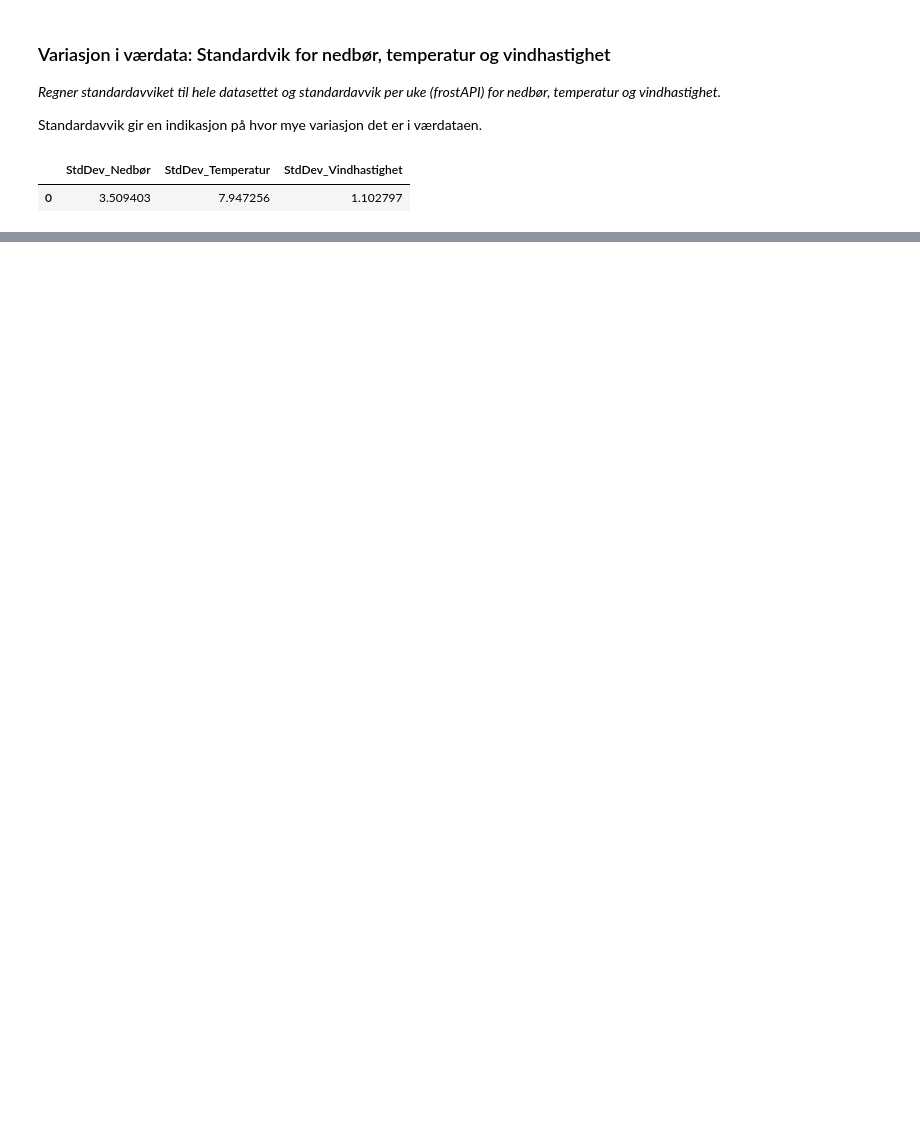
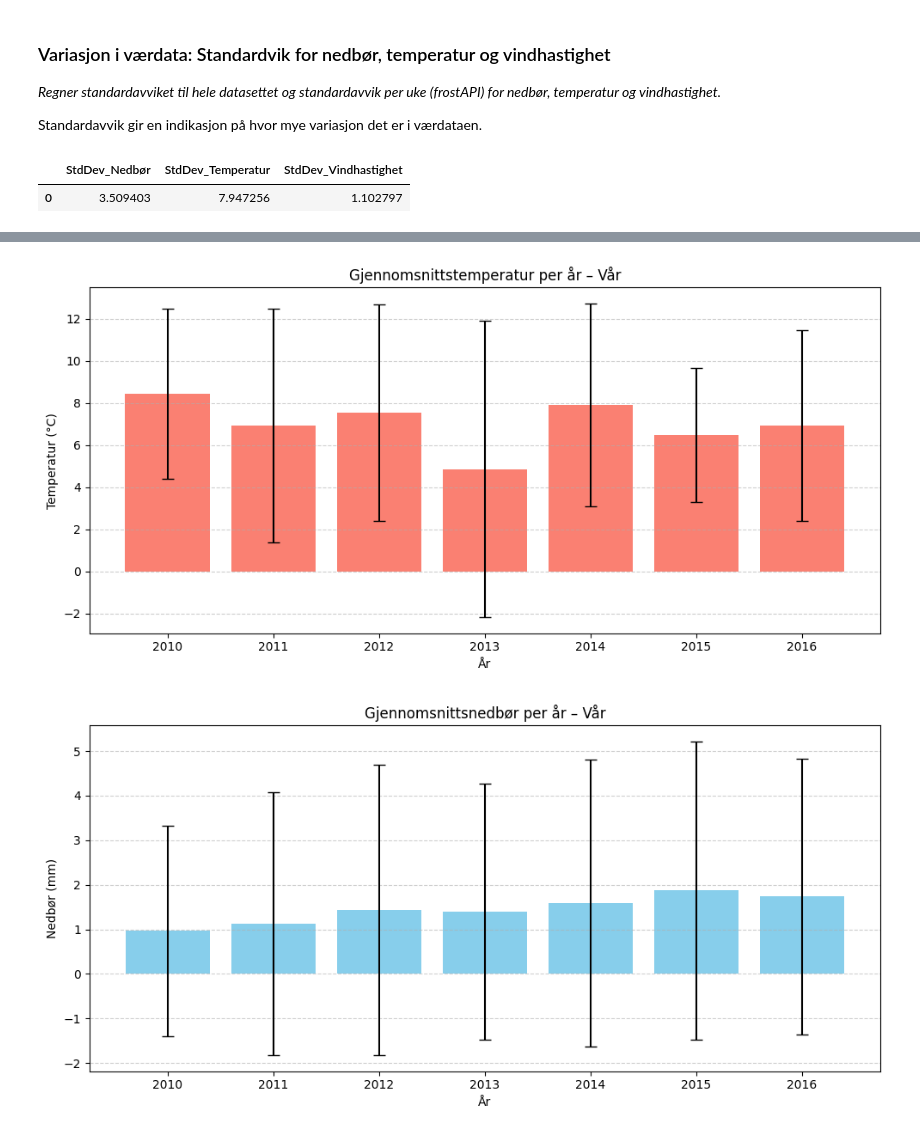
Before and after one commit to elisedre/Miljodataanalyseapplikasjon-, a Jupyter notebook: notebooks/frostAPI/frostAPI.ipynb, the cells around one changed output, grey strips where cells are left out. Saved outputs shown, nothing was run; the diff lists cells and outputs as text; code cells hidden in the pictures; blank space fills up the shorter version.

Commit message:
Restructured code and moved Frost data visualization too frostAPI.ipynb

```diff
--- a/notebooks/frostAPI/frostAPI.ipynb
+++ b/notebooks/frostAPI/frostAPI.ipynb
@@ -422,0 +460,7 @@ calculate_std_frost_weekly()
+# %%
+sys.path.insert(0, '../../src/')
+from frostAPI.data_frostAPI import load_and_plot_frost_seasonal_data
+load_and_plot_frost_seasonal_data()
+# %% [output]
+[figure, added]
+[figure, added]
```
Also changed, not shown: parts of 7 cells of this notebook, 2 other files.
